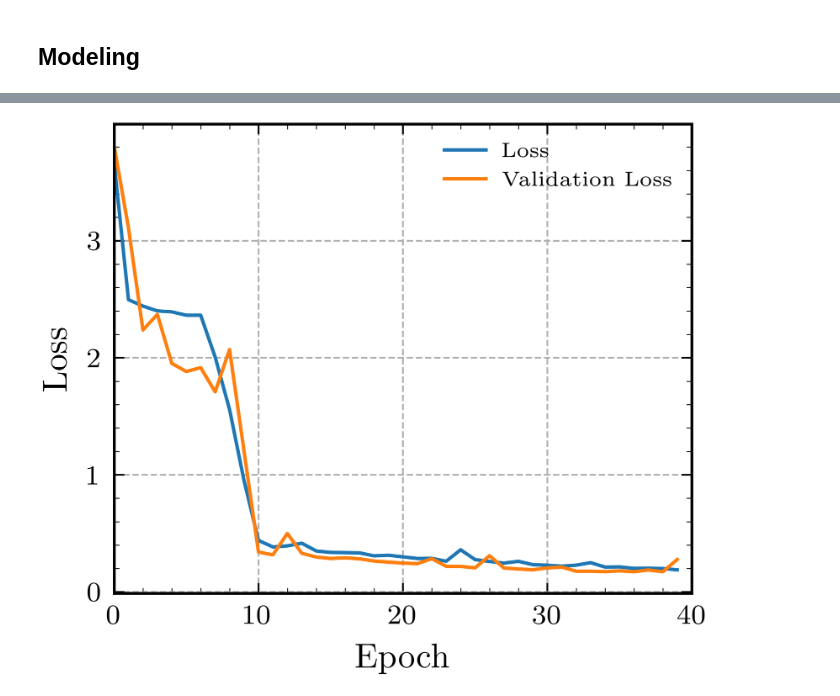
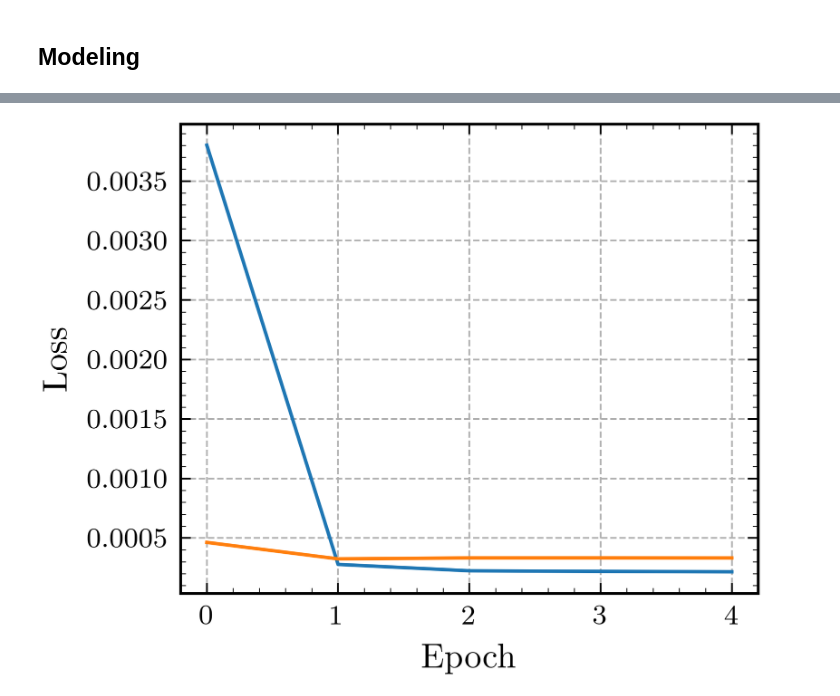
Before and after one commit to ffiza/aprendizaje-automatico-lamp, a Jupyter notebook: code/tp2.ipynb, the cells around one changed output, grey strips where cells are left out. Drawn from its saved outputs; the diff is of its cells as text; code cells hidden in the pictures.

```diff
--- a/code/tp2.ipynb
+++ b/code/tp2.ipynb
@@ -143,0 +114,4 @@ target =  df_aux.loc[:, df_aux.columns == 'Target']
+# %%
+scaler = MinMaxScaler()
+data_train = data_train.to_numpy().reshape(-1, 1)
+data_train_scaled = scaler.fit_transform(data_train)
@@ -144,2 +141,20 @@ target =  df_aux.loc[:, df_aux.columns == 'Target']
+# %%
+def split_sequence(sequence, n_steps_in, n_steps_out):
+    x, y = [], []
+    for i in range(len(sequence)):
+        end_ix = i + n_steps_in
+        out_end_ix = end_ix + n_steps_out
+        if out_end_ix > len(sequence):
+            break
+        seq_x = sequence[i:end_ix]
+        seq_y = sequence[end_ix:out_end_ix]
+        x.append(seq_x)
+        y.append(seq_y)
+    return np.array(x), np.array(y)
+# %%
+# Define sliding window
+x, y = split_sequence(data_train_scaled,
+                      n_steps_in=N_STEPS_IN,
+                      n_steps_out=N_STEPS_OUT)
 # %% [markdown]
 ## Modeling
@@ -170,0 +161,11 @@ history = model.fit(feats_train, target_train,
+# %%
+model = Sequential()
+model.add(Dense(units=N_NEURONS,
+                activation=ACTIVATION_FUNCTION,
+                input_dim=N_STEPS_IN))
+model.add(Dense(units=N_STEPS_OUT))
+model.compile(optimizer=OPTIMIZER,
+              loss=LOSS_FUNCTION)
+history = model.fit(x, y, epochs=N_EPOCHS,
+                    validation_split=VALIDATION_SPLIT,
+                    verbose=VERBOSE_TYPE)
@@ -171,25 +178,25 @@ history = model.fit(feats_train, target_train,
 # %%
 fig = plt.figure(facecolor='white')
 gs = fig.add_gridspec(ncols=1, nrows=1, hspace=0, wspace=0)
 ax = gs.subplots(sharex=True, sharey=True)
 
 ax.label_outer()
 ax.tick_params(which='both', direction="in")
 ax.set_axisbelow(True)
 ax.grid(True, linestyle='--', lw=.5)
 ax.minorticks_on()
 ax.set_xlabel('Epoch')
 ax.set_ylabel('Loss')
-ax.set_xlim(0, N_EPOCHS['radar'])
+# ax.set_xlim(0, N_EPOCHS['radar'])
 # ax.set_ylim(0, 5)
 
 ax.plot(history.history['loss'], color='tab:blue',
-        ls='-', lw=1, label='Loss')
+        ls='-', lw=1)
 ax.plot(history.history['val_loss'], color='tab:orange',
-        ls='-',  lw=1, label='Validation Loss')
+        ls='-', lw=1)
 
-ax.legend(loc='upper right', framealpha=0)
-fig.savefig('../images/tp1_fig1.pdf')
+# ax.legend(loc='upper right', framealpha=0)
+# fig.savefig('../images/tp2_fig3.pdf')
 plt.show()
 # %% [output]
-[figure, old version]
+[figure, new version]
```
Also changed, not shown: parts of 75 cells of this notebook, 1 other file.
